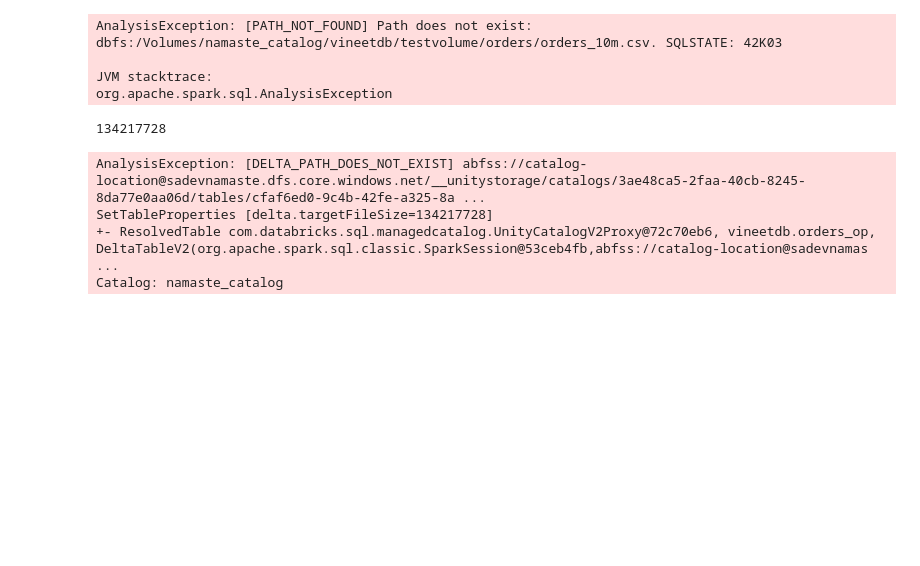
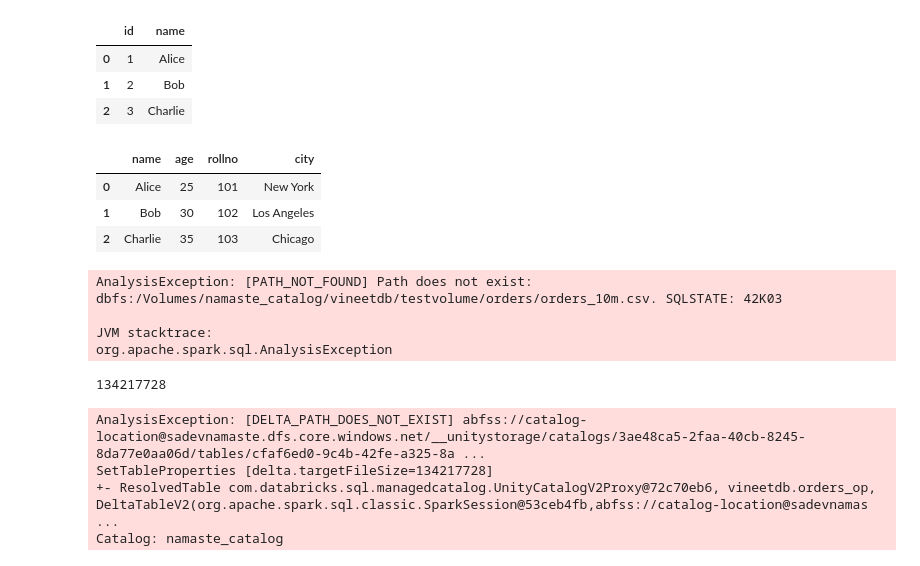
Before and after one commit to jainvineet27/Data_Governance, a Jupyter notebook: docs/Liquid C Optimization 2.ipynb, the cells around one changed output. Saved outputs shown, nothing was run; the diff lists cells and outputs as text; code cells hidden in the pictures; blank space fills up the shorter version.

```diff
--- a/docs/Liquid C Optimization 2.ipynb
+++ b/docs/Liquid C Optimization 2.ipynb
@@ -1,3 +1,20 @@
+# %%
+df = spark.createDataFrame([(1, "Alice"), (2, "Bob"), (3, "Charlie")], schema = 'id int , name string')
+display(df)
+
+data = {"name":["Alice", "Bob", "Charlie"], "age":[25, 30, 35], "rollno":[101, 102, 103], "city":[ "New York", "Los Angeles", "Chicago"]}
+import pandas as pd
+df2= spark.createDataFrame(pd.DataFrame(data),  schema = 'name string, age int, rollno int, city string')
+display(df2)
+# %% [output]
+|  | id | name |
+| 0 | 1 | Alice |
+| 1 | 2 | Bob |
+| 2 | 3 | Charlie |
+|  | name | age | rollno | city |
+| 0 | Alice | 25 | 101 | New York |
+| 1 | Bob | 30 | 102 | Los Angeles |
+| 2 | Charlie | 35 | 103 | Chicago |
 # %%
 %sql
 create table namaste_catalog.vineetdb.orders_op as
```
Also changed, not shown: 2 other files.
